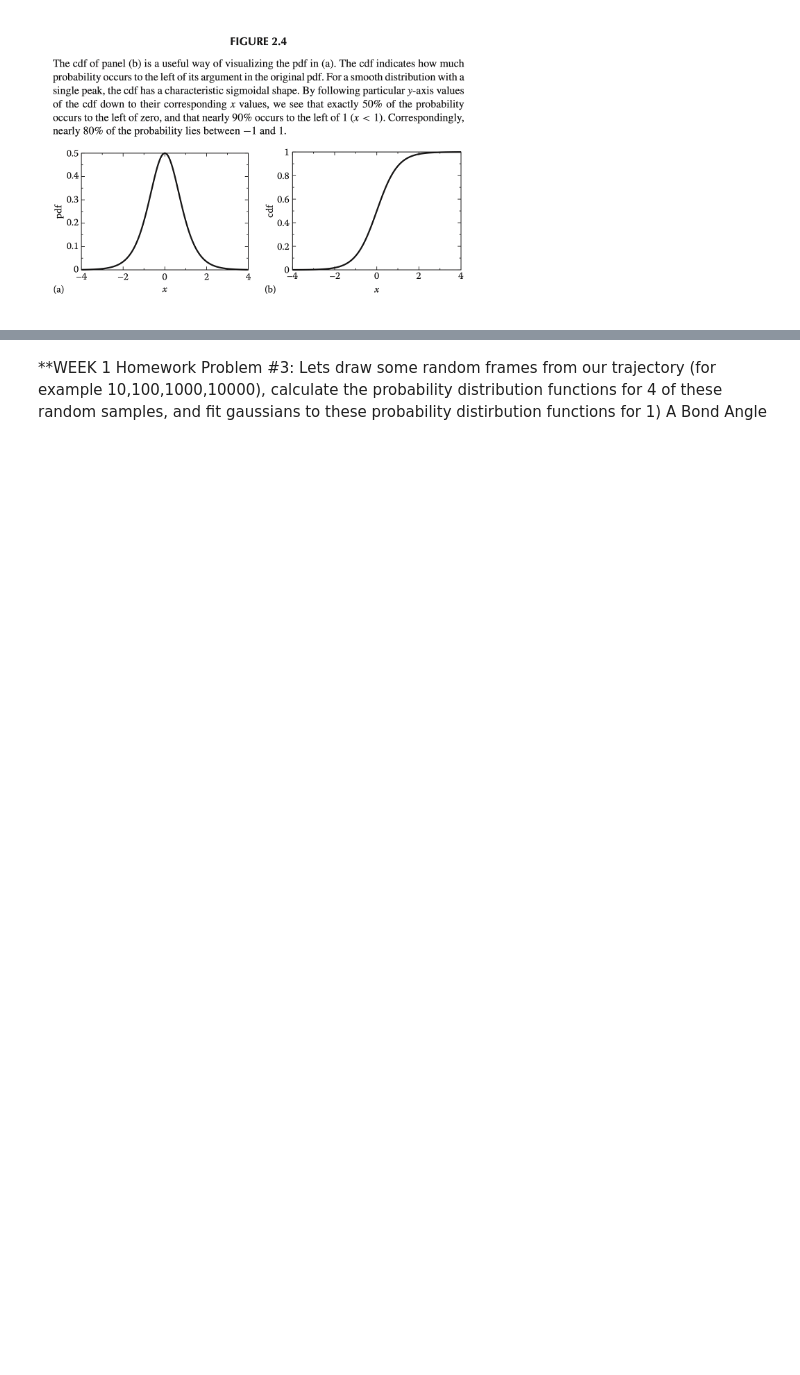
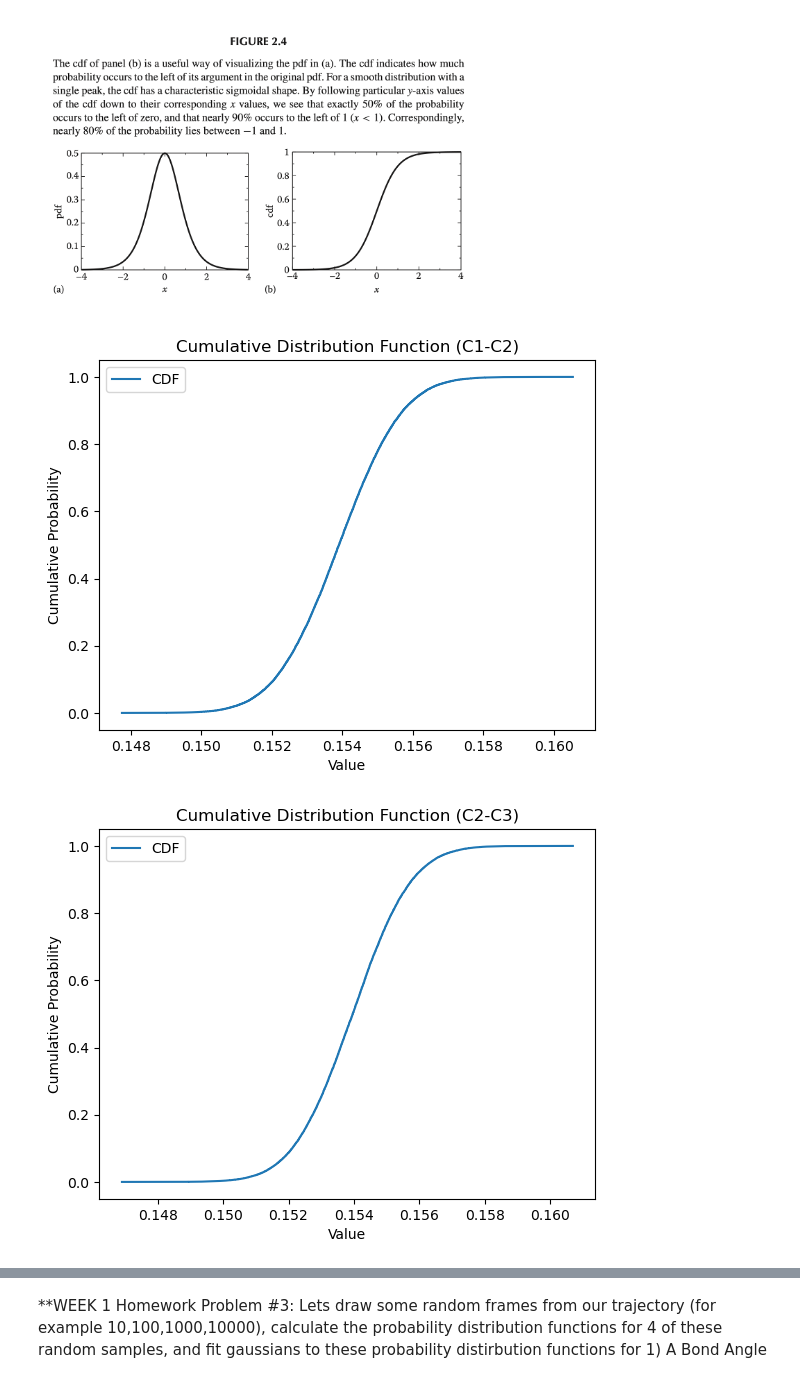
Before and after one commit to mkim-chem/CHEM101.6, a Jupyter notebook: Chem101.6_S24_Project1_Students_progress4.3.ipynb, the cells around one changed output, grey strips where cells are left out. Cells and saved outputs as stored; diff of their text form; code cells hidden in the pictures; blank space fills up the shorter version.

```diff
--- a/Chem101.6_S24_Project1_Students_progress4.3.ipynb
+++ b/Chem101.6_S24_Project1_Students_progress4.3.ipynb
@@ -471,0 +579,37 @@ def histogram_bincenters:
+# %%
+###WEEK 1 HOMEWORK####
+
+####HOMEWORK SOLUTION####
+
+#TRY THIS FUNCTION:
+#https://numpy.org/doc/stable/reference/generated/numpy.cumsum.html
+#ADD CODE FOR CDFs HERE#
+
+import numpy as np
+import matplotlib.pyplot as plt
+import mdtraj as md
+
+# Load trajectory data
+traj = md.load(os.path.join(workdir, "butane_sim.xtc"), top=PDB_file_name)
+
+# Define bond indices and corresponding titles
+bond_indices_list = [[[0, 4], 'C1-C2'], [[4, 7], 'C2-C3'], [[7, 10], 'C3-C4']]
+
+# Iterate over bond indices and create plots
+for bond_indices, bond_title in bond_indices_list:
+    # Compute bond lengths
+    bond_lengths = md.compute_distances(traj, [bond_indices])[:, 0]
+
+    # Plot CDF
+    sorted_data = np.sort(bond_lengths)
+    yvals = np.linspace(0, 1, len(sorted_data))
+
+    plt.plot(sorted_data, yvals, label='CDF')
+    plt.legend()
+    plt.xlabel('Value')
+    plt.ylabel('Cumulative Probability')
+    plt.title(f'Cumulative Distribution Function ({bond_title})')
+    plt.show()
+# %% [output]
+[figure, added]
+[figure, added]
```
Also changed, not shown: parts of 18 cells of this notebook.
